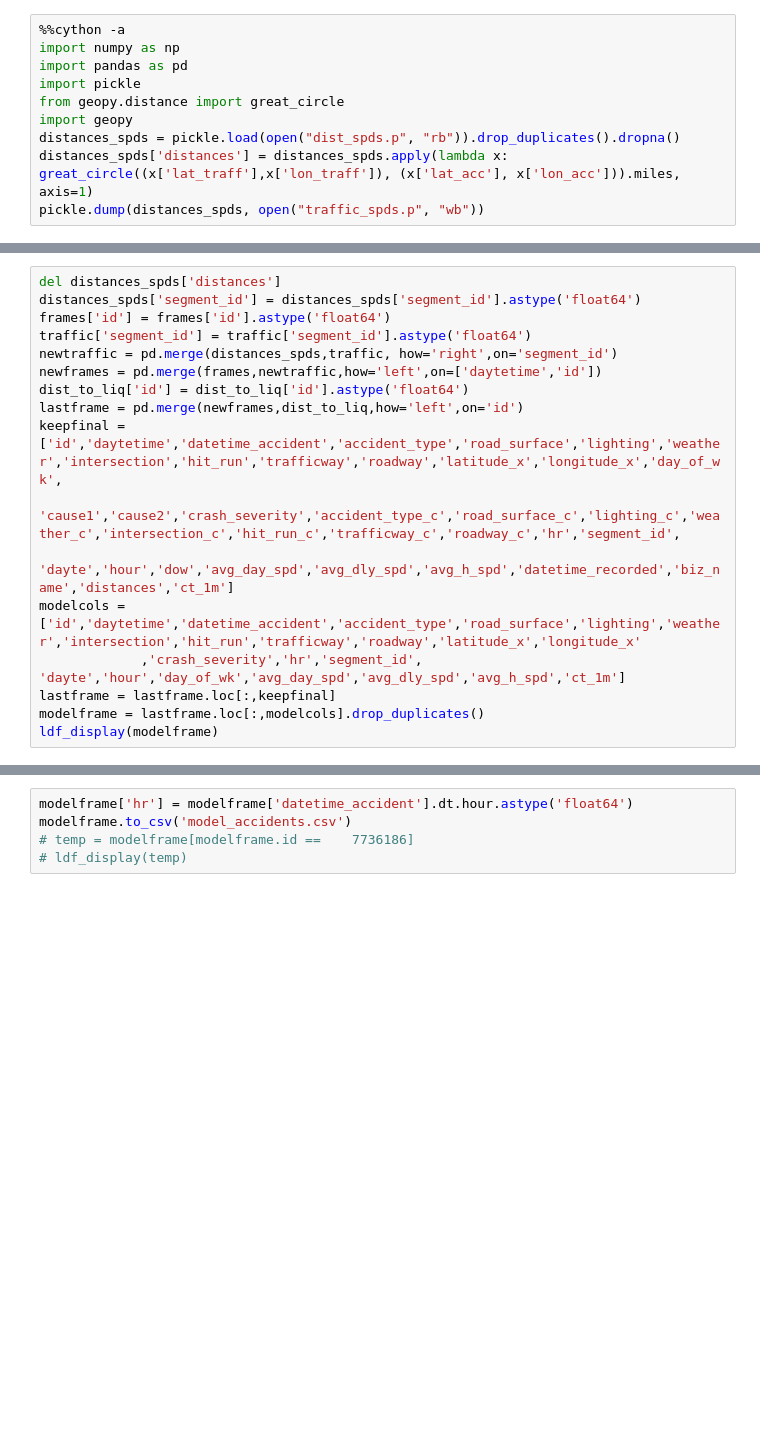
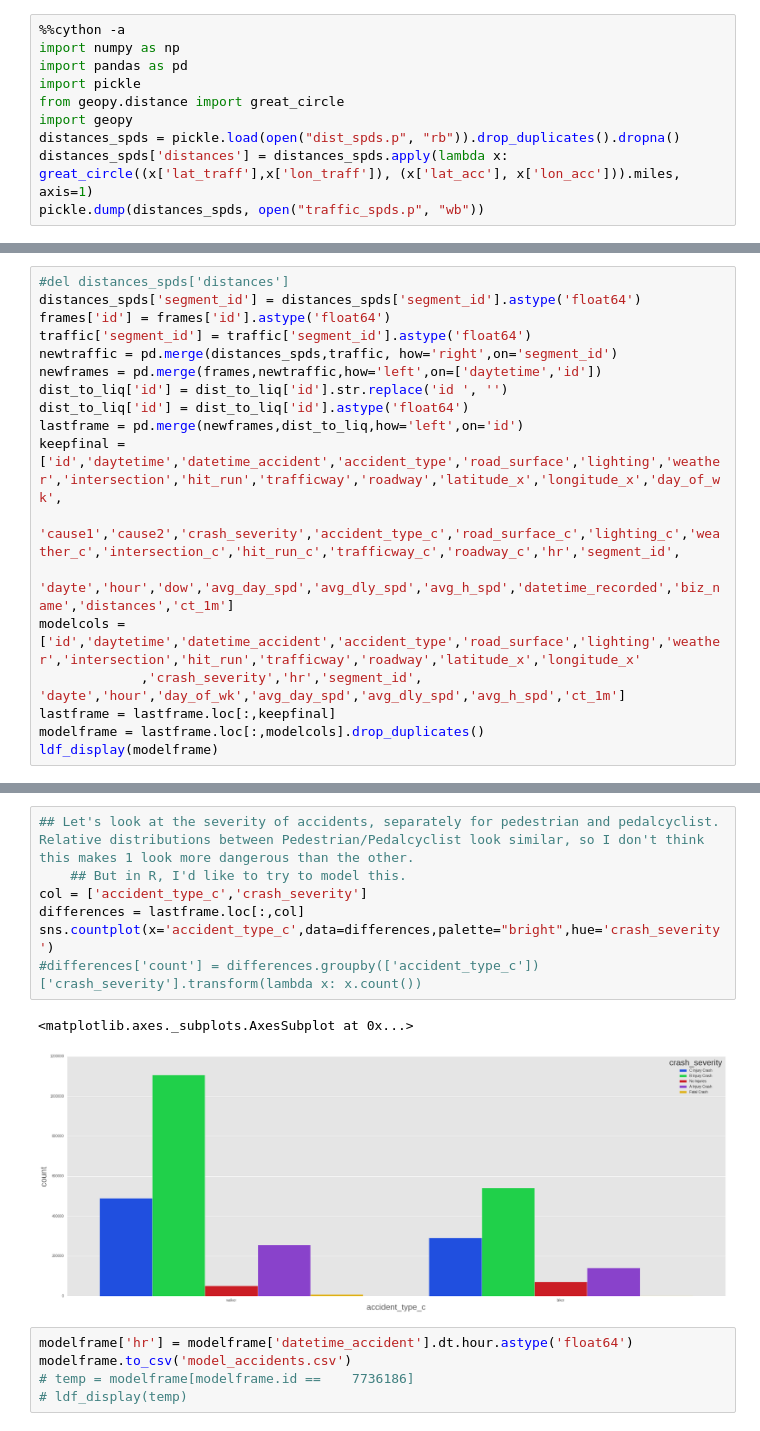
Before and after one commit to bears34egc/Ill-Dept-of-Transp-Accidents, a Jupyter notebook: Pedestrian-Analysis-ETL2.ipynb, the cells around one changed output, grey strips where cells are left out. Cells and saved outputs as stored; diff of their text form; blank space fills up the shorter version.

```diff
--- a/Pedestrian-Analysis-ETL2.ipynb
+++ b/Pedestrian-Analysis-ETL2.ipynb
@@ -298,12 +307,13 @@ ldf_display(distances_spds)
 # %% [output]
 [interactive output not drawn]
 # %%
-del distances_spds['distances']
+#del distances_spds['distances']
 distances_spds['segment_id'] = distances_spds['segment_id'].astype('float64')
 frames['id'] = frames['id'].astype('float64')
 traffic['segment_id'] = traffic['segment_id'].astype('float64')
 newtraffic = pd.merge(distances_spds,traffic, how='right',on='segment_id')
 newframes = pd.merge(frames,newtraffic,how='left',on=['daytetime','id'])
+dist_to_liq['id'] = dist_to_liq['id'].str.replace('id ', '')
 dist_to_liq['id'] = dist_to_liq['id'].astype('float64')
 lastframe = pd.merge(newframes,dist_to_liq,how='left',on='id')
 keepfinal = ['id','daytetime','datetime_accident','accident_type','road_surface','lighting','weather','intersection','hit_run','trafficway','roadway','latitude_x','longitude_x','day_of_wk',
@@ -316,6 +326,16 @@ modelframe = lastframe.loc[:,modelcols].drop_duplicates()
 ldf_display(modelframe)
 # %% [output]
 [interactive output not drawn]
+# %%
+## Let's look at the severity of accidents, separately for pedestrian and pedalcyclist. Relative distributions between Pedestrian/Pedalcyclist look similar, so I don't think this makes 1 look more dangerous than the other.
+    ## But in R, I'd like to try to model this.
+col = ['accident_type_c','crash_severity']
+differences = lastframe.loc[:,col]
+sns.countplot(x='accident_type_c',data=differences,palette="bright",hue='crash_severity')
+#differences['count'] = differences.groupby(['accident_type_c'])['crash_severity'].transform(lambda x: x.count())
+# %% [output]
+<matplotlib.axes._subplots.AxesSubplot at 0x...>
+[figure, added]
 # %%
 modelframe['hr'] = modelframe['datetime_accident'].dt.hour.astype('float64')
 modelframe.to_csv('model_accidents.csv')
```
Also changed, not shown: parts of 3 cells of this notebook.
